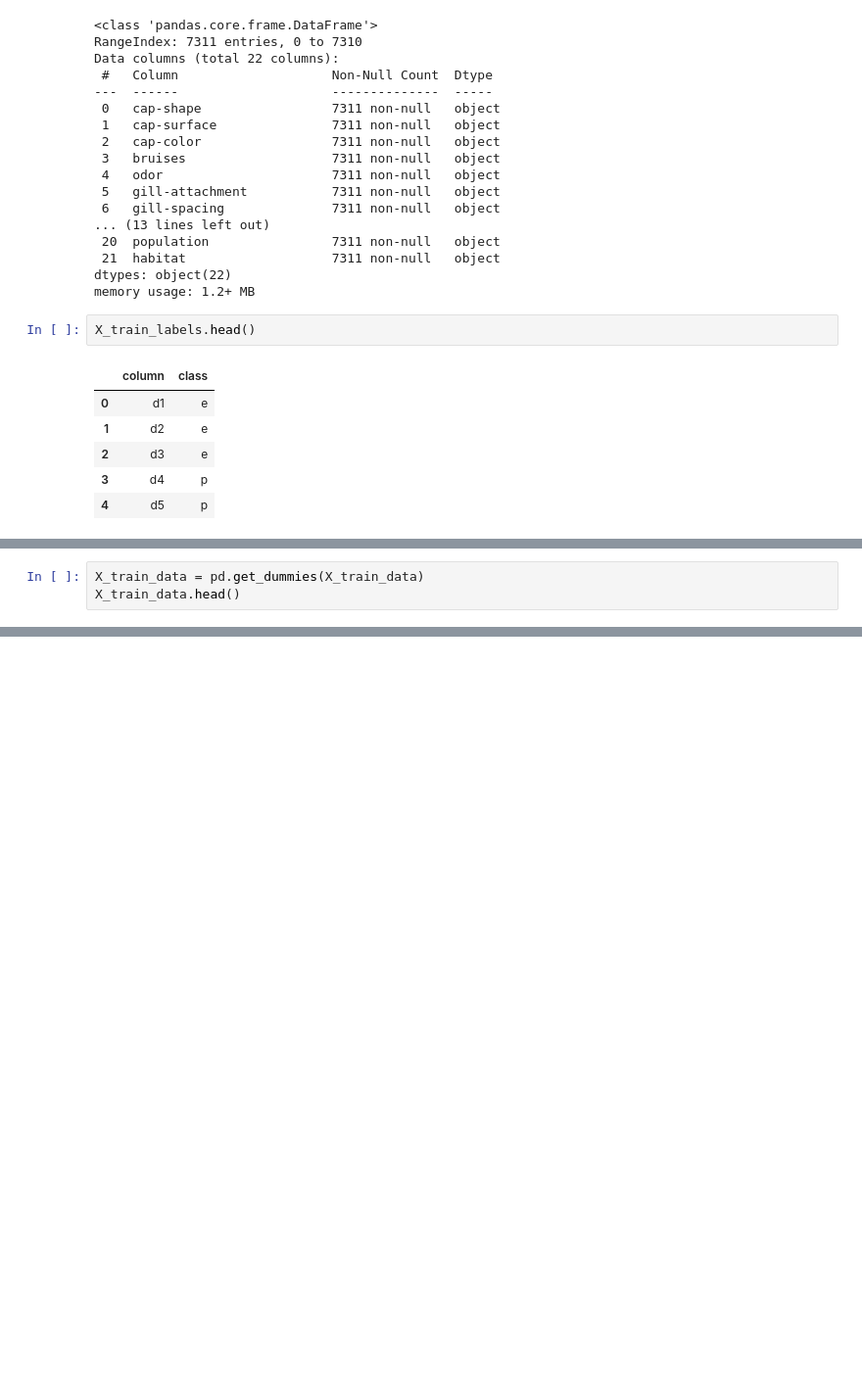
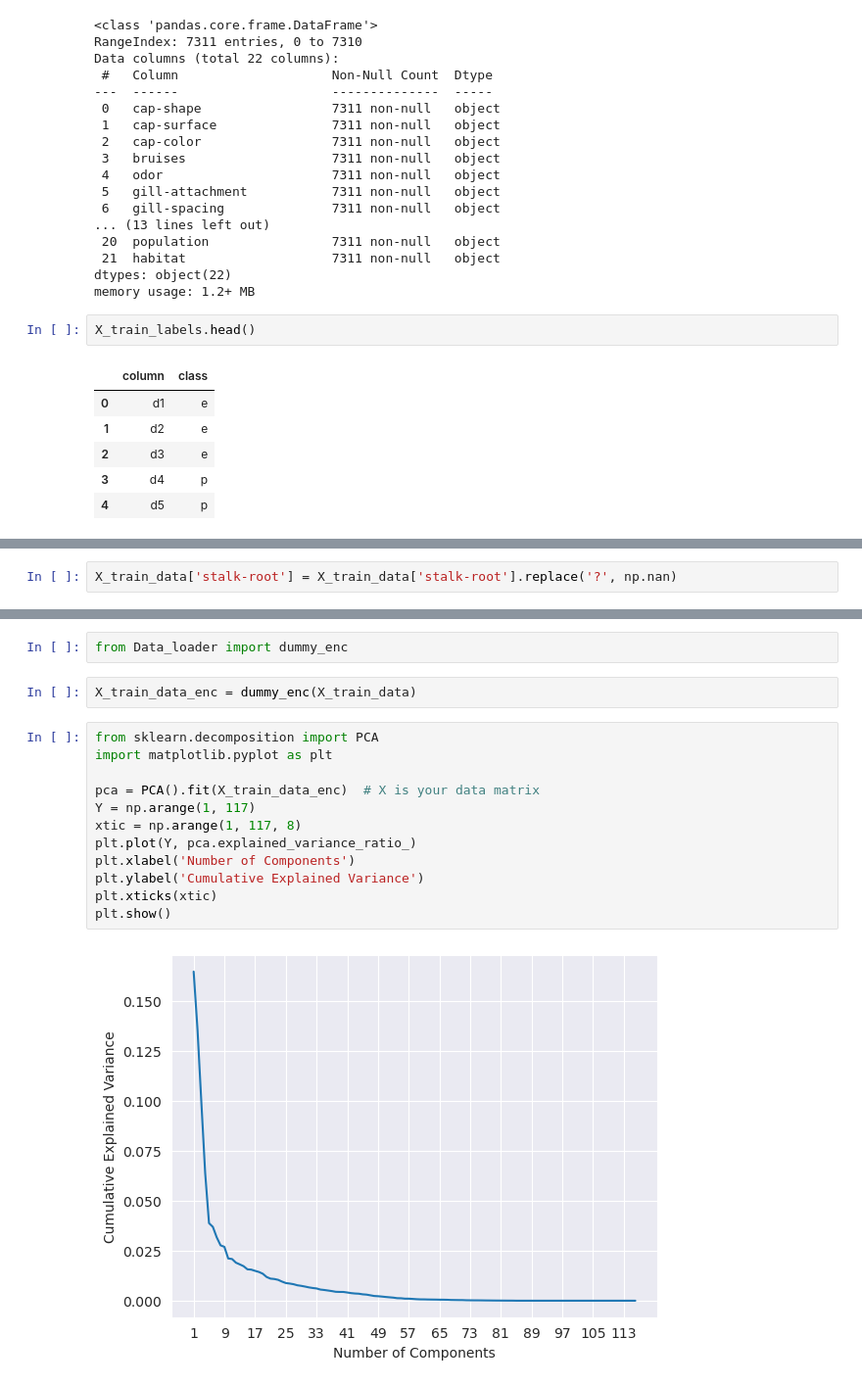
Before and after one commit to Vashi1/DSE_317_Mushroom_classification, a Jupyter notebook: training.ipynb, the cells around one changed output, grey strips where cells are left out. Shown at 98% size. Drawn from its saved outputs; the diff is of its cells as text; blank space fills up the shorter version.

```diff
--- a/training.ipynb
+++ b/training.ipynb
@@ -122,3 +139,0 @@ sns.histplot(X_train_labels["class"])
-# %%
-X_train_data = pd.get_dummies(X_train_data)
-X_train_data.head()
@@ -220,0 +172,2 @@ tree.plot_tree(clf_gini.fit(X_train, y_train))
+# %%
+X_train_data['stalk-root'] = X_train_data['stalk-root'].replace('?', np.nan)
@@ -220,0 +194,18 @@ tree.plot_tree(clf_gini.fit(X_train, y_train))
+# %%
+from Data_loader import dummy_enc
+# %%
+X_train_data_enc = dummy_enc(X_train_data)
+# %%
+from sklearn.decomposition import PCA
+import matplotlib.pyplot as plt
+
+pca = PCA().fit(X_train_data_enc)  # X is your data matrix
+Y = np.arange(1, 117)
+xtic = np.arange(1, 117, 8)
+plt.plot(Y, pca.explained_variance_ratio_)
+plt.xlabel('Number of Components')
+plt.ylabel('Cumulative Explained Variance')
+plt.xticks(xtic)
+plt.show()
+# %% [output]
+[figure, added]
```
Also changed, not shown: parts of 22 cells of this notebook, 21 other files.
